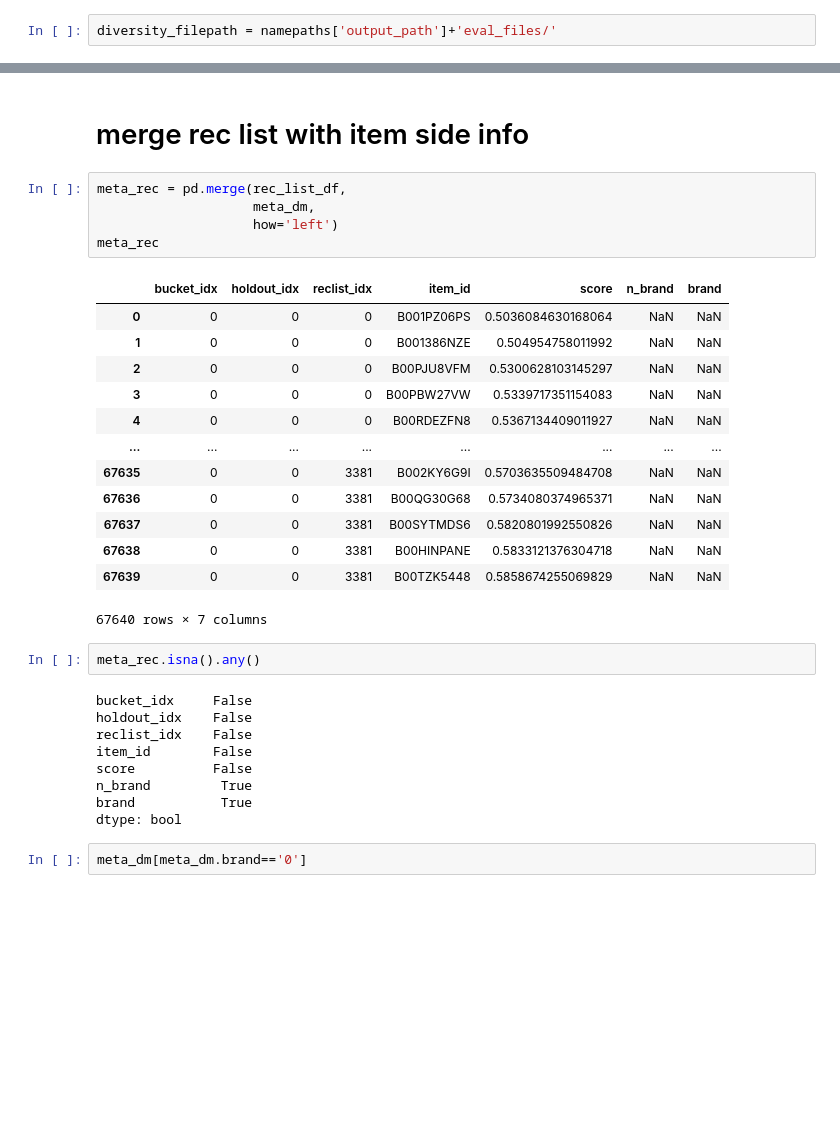
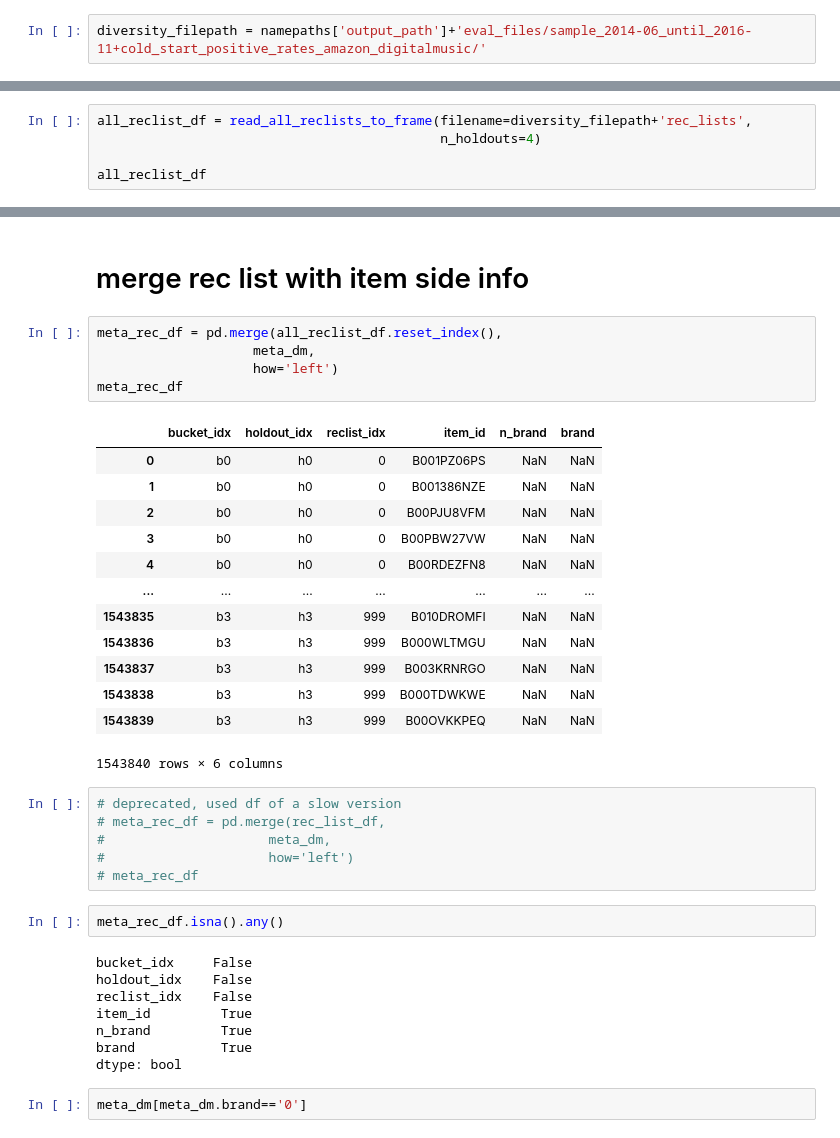
Before and after one commit to mariajoaolavoura/measuring_forgetting, a Jupyter notebook: notebooks/ADM - calculating diversity.ipynb, the cells around one changed output, grey strips where cells are left out. Saved outputs shown, nothing was run; the diff lists cells and outputs as text; blank space fills up the shorter version.

```diff
--- a/notebooks/ADM - calculating diversity.ipynb
+++ b/notebooks/ADM - calculating diversity.ipynb
@@ -85,7 +86,7 @@ namepaths
 # %%
 # data = load_data_print_info(namepaths['data_path'])
 # %%
-diversity_filepath = namepaths['output_path']+'eval_files/'
+diversity_filepath = namepaths['output_path']+'eval_files/sample_2014-06_until_2016-11+cold_start_positive_rates_amazon_digitalmusic/'
 # %% [markdown]
 # read rec list for buck 0 holdout 0
 # %%
@@ -286,0 +486,5 @@ def convert_reclist_to_frame(filename:str, n_buckets:int, n_holdouts:int):
+# %%
+all_reclist_df = read_all_reclists_to_frame(filename=diversity_filepath+'rec_lists',
+                                            n_holdouts=4)
+
+all_reclist_df
@@ -340,32 +605,37 @@ meta_dm.n_brand.max()
 # %% [markdown]
 # merge rec list with item side info
 # %%
-meta_rec = pd.merge(rec_list_df,
+meta_rec_df = pd.merge(all_reclist_df.reset_index(),
                     meta_dm,
                     how='left')
-meta_rec
+meta_rec_df
 # %% [output]
-|  | bucket_idx | holdout_idx | reclist_idx | item_id | score | n_brand | brand |
-| 0 | 0 | 0 | 0 | B001PZ06PS | 0.5036084630168064 | NaN | NaN |
-| 1 | 0 | 0 | 0 | B001386NZE | 0.504954758011992 | NaN | NaN |
-| 2 | 0 | 0 | 0 | B00PJU8VFM | 0.5300628103145297 | NaN | NaN |
-| 3 | 0 | 0 | 0 | B00PBW27VW | 0.5339717351154083 | NaN | NaN |
-| 4 | 0 | 0 | 0 | B00RDEZFN8 | 0.5367134409011927 | NaN | NaN |
-| ... | ... | ... | ... | ... | ... | ... | ... |
-| 67635 | 0 | 0 | 3381 | B002KY6G9I | 0.5703635509484708 | NaN | NaN |
-| 67636 | 0 | 0 | 3381 | B00QG30G68 | 0.5734080374965371 | NaN | NaN |
-| 67637 | 0 | 0 | 3381 | B00SYTMDS6 | 0.5820801992550826 | NaN | NaN |
-| 67638 | 0 | 0 | 3381 | B00HINPANE | 0.5833121376304718 | NaN | NaN |
-| 67639 | 0 | 0 | 3381 | B00TZK5448 | 0.5858674255069829 | NaN | NaN |
+|  | bucket_idx | holdout_idx | reclist_idx | item_id | n_brand | brand |
+| 0 | b0 | h0 | 0 | B001PZ06PS | NaN | NaN |
+| 1 | b0 | h0 | 0 | B001386NZE | NaN | NaN |
+| 2 | b0 | h0 | 0 | B00PJU8VFM | NaN | NaN |
+| 3 | b0 | h0 | 0 | B00PBW27VW | NaN | NaN |
+| 4 | b0 | h0 | 0 | B00RDEZFN8 | NaN | NaN |
+| ... | ... | ... | ... | ... | ... | ... |
+| 1543835 | b3 | h3 | 999 | B010DROMFI | NaN | NaN |
+| 1543836 | b3 | h3 | 999 | B000WLTMGU | NaN | NaN |
+| 1543837 | b3 | h3 | 999 | B003KRNRGO | NaN | NaN |
+| 1543838 | b3 | h3 | 999 | B000TDWKWE | NaN | NaN |
+| 1543839 | b3 | h3 | 999 | B00OVKKPEQ | NaN | NaN |
-67640 rows × 7 columns
+1543840 rows × 6 columns
+# %%
+# deprecated, used df of a slow version
+# meta_rec_df = pd.merge(rec_list_df,
+#                     meta_dm,
+#                     how='left')
+# meta_rec_df
 # %%
-meta_rec.isna().any()
+meta_rec_df.isna().any()
 # %% [output]
 bucket_idx     False
 holdout_idx    False
 reclist_idx    False
-item_id        False
-score          False
+item_id         True
 n_brand         True
 brand           True
 dtype: bool
```
Also changed, not shown: parts of 114 cells of this notebook.
